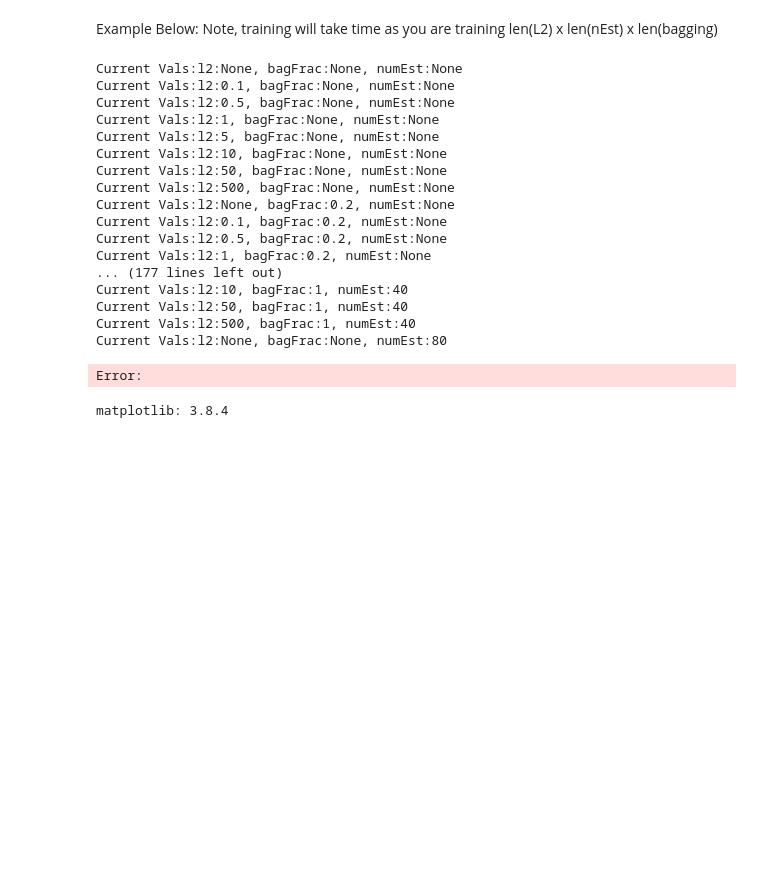
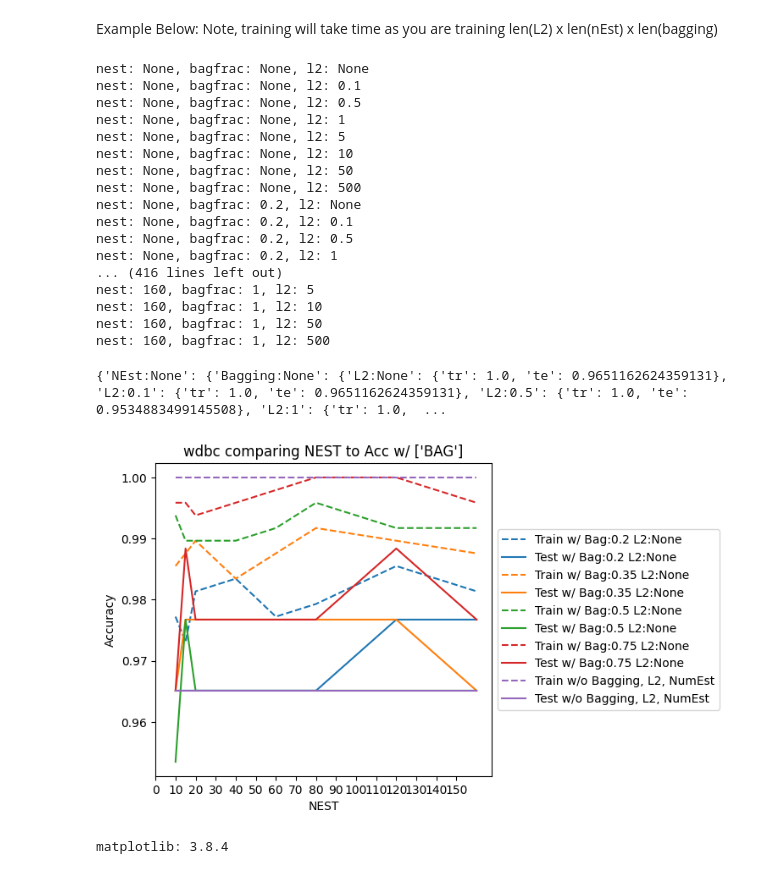
Before and after one commit to csci-567-project-KNQM/bagging-vs-boosting, a Jupyter notebook: main_GPU.ipynb, the cells around one changed output. Saved outputs shown, nothing was run; the diff lists cells and outputs as text; code cells hidden in the pictures; blank space fills up the shorter version.

```diff
--- a/main_GPU.ipynb
+++ b/main_GPU.ipynb
@@ -441,27 +624,36 @@ When graphing params are: \
 # %% [markdown]
 Example Below: Note, training will take time as you are training len(L2) x len(nEst) x len(bagging)
 # %%
-testModel=Models('CIFAR10',5000,[0.1,0.5,1,5,10,50,500],[10,20,40,80,160],[0.2,0.35,0.5,0.75,1],"CIFAR10")
+testModel=Models('wdbc',5000,[0.1,0.5,1,5,10,50,500],[10,15,20,40,60,80,120,160],[0.2,0.35,0.5,0.75,1],"wdbc")
 testModel.Train()
 # %% [output]
-Current Vals:l2:None, bagFrac:None, numEst:None
-Current Vals:l2:0.1, bagFrac:None, numEst:None
-Current Vals:l2:0.5, bagFrac:None, numEst:None
-Current Vals:l2:1, bagFrac:None, numEst:None
-Current Vals:l2:5, bagFrac:None, numEst:None
-Current Vals:l2:10, bagFrac:None, numEst:None
-Current Vals:l2:50, bagFrac:None, numEst:None
-Current Vals:l2:500, bagFrac:None, numEst:None
-Current Vals:l2:None, bagFrac:0.2, numEst:None
-Current Vals:l2:0.1, bagFrac:0.2, numEst:None
-Current Vals:l2:0.5, bagFrac:0.2, numEst:None
-Current Vals:l2:1, bagFrac:0.2, numEst:None
-... (177 lines left out)
-Current Vals:l2:10, bagFrac:1, numEst:40
-Current Vals:l2:50, bagFrac:1, numEst:40
-Current Vals:l2:500, bagFrac:1, numEst:40
-Current Vals:l2:None, bagFrac:None, numEst:80
+nest: None, bagfrac: None, l2: None
+nest: None, bagfrac: None, l2: 0.1
+nest: None, bagfrac: None, l2: 0.5
+nest: None, bagfrac: None, l2: 1
+nest: None, bagfrac: None, l2: 5
+nest: None, bagfrac: None, l2: 10
+nest: None, bagfrac: None, l2: 50
+nest: None, bagfrac: None, l2: 500
+nest: None, bagfrac: 0.2, l2: None
+nest: None, bagfrac: 0.2, l2: 0.1
+nest: None, bagfrac: 0.2, l2: 0.5
+nest: None, bagfrac: 0.2, l2: 1
+... (416 lines left out)
+nest: 160, bagfrac: 1, l2: 5
+nest: 160, bagfrac: 1, l2: 10
+nest: 160, bagfrac: 1, l2: 50
+nest: 160, bagfrac: 1, l2: 500
-Error:
+# %%
+soln=testModel.getSoln()
+# %%
+print(soln)
+# %% [output]
+{'NEst:None': {'Bagging:None': {'L2:None': {'tr': 1.0, 'te': 0.9651162624359131}, 'L2:0.1': {'tr': 1.0, 'te': 0.9651162624359131}, 'L2:0.5': {'tr': 1.0, 'te': 0.9534883499145508}, 'L2:1': {'tr': 1.0,  ...
+# %%
+Graph(soln,"NEST",["BAG"],[0.2,0.35,0.5,0.75],[0.1,0.5,1,5,10,50,500],[10,15,20,40,60,80,120,160],"wdbc")
+# %% [output]
+[figure, added]
 # %%
 import matplotlib
 print('matplotlib: {}'.format(matplotlib.__version__))
```
Also changed, not shown: parts of 8 cells of this notebook, 1 other file.
